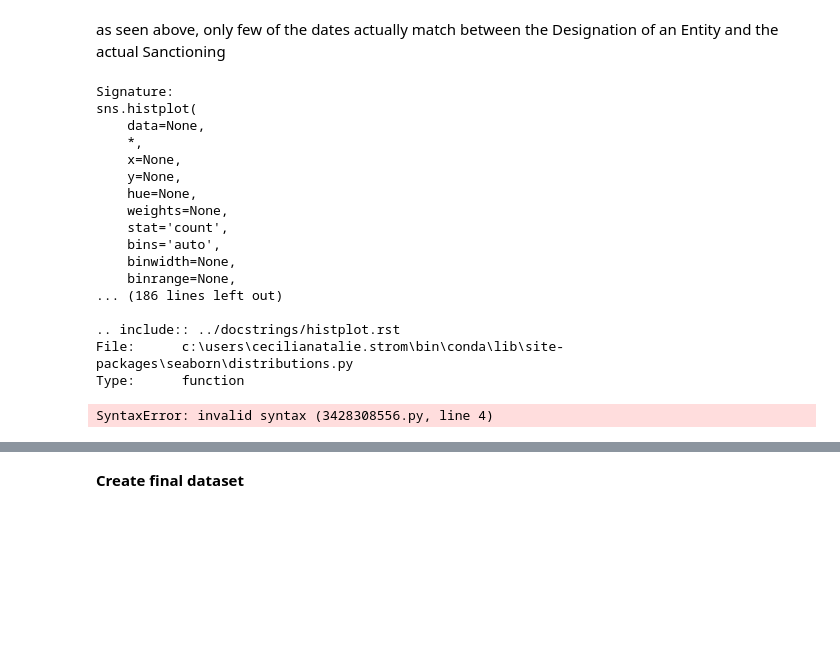
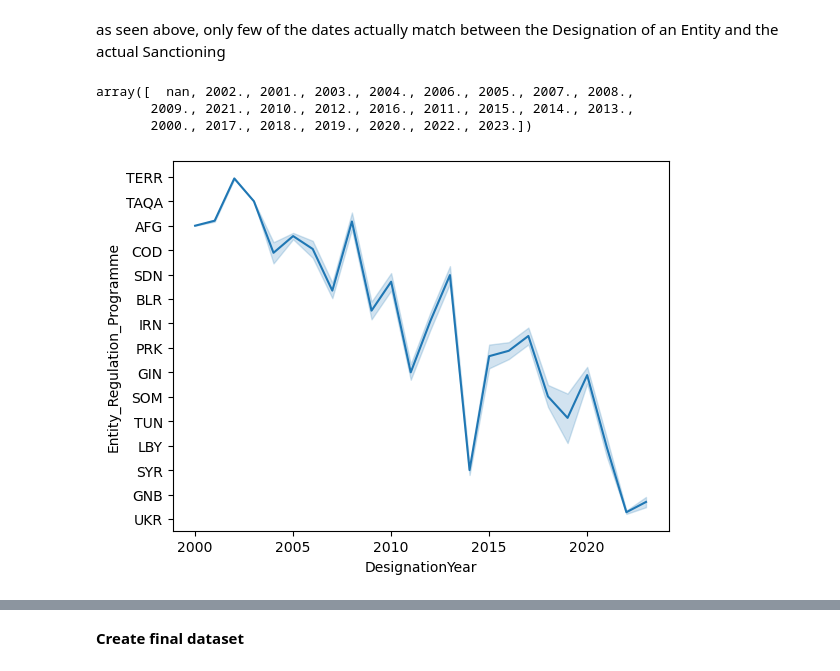
Before and after one commit to NatStrom/INSA, a Jupyter notebook: EU/EU_Sanctions.ipynb, the cells around one changed output, grey strips where cells are left out. Drawn from its saved outputs; the diff is of its cells as text; code cells hidden in the pictures; blank space fills up the shorter version.

```diff
--- a/EU/EU_Sanctions.ipynb
+++ b/EU/EU_Sanctions.ipynb
@@ -405,41 +405,25 @@ print(differences)
 [None, '2002-06-18', '2002-05-03', '2001-12-28', '2002-10-30', '2001-10-06', '2001-01-25', '2001-10-17', '2001-02-23', '2001-01-31', '2002-01-11', '2001-12-24', '2001-03-08', '2003-06-25', '2003-09-09 ...
 # %% [markdown]
 as seen above, only few of the dates actually match between the Designation of an Entity and the actual Sanctioning
-# %%
-#extract year and month information
-from datetime import datetime
-a = datetime.strptime('2011-07-01 09:26:11', '%Y-%m-%d %H:%M:%S')
-if a.month == datetime.now().month:
-    print 'This month'
-df["Entity_DesignationYear"] = df['Entity_DesignationDate'].groupby(df['Entity_DesignationDate'].dt.year).count().plot(kind="bar")
-# %%
-sns.histplot?
-# %% [output]
-Signature:
-sns.histplot(
-    data=None,
-    *,
-    x=None,
-    y=None,
-    hue=None,
-    weights=None,
-    stat='count',
-    bins='auto',
-    binwidth=None,
-    binrange=None,
-... (186 lines left out)
-
-.. include:: ../docstrings/histplot.rst
-File:      c:\users\cecilianatalie.strom\bin\conda\lib\site-packages\seaborn\distributions.py
-Type:      function
-# %%
-#plot the number of designations
-from matplotlib.pyplot import figure
-#plot1 = sns.lineplot(x='Entity_DesignationYear',y='Entity_Regulation_Programme',data=df,)
-plot2 = sns.histplot(df.Entity_DesignationYear)
-
-#distribution of entity types
-plot3=sns.histplot(df.Entity_Tyoe)
-#plot3 = sns.histplot()
-# %% [output]
-SyntaxError: invalid syntax (3428308556.py, line 4)
+# %%
+#extract year and month information
+import datetime
+from datetime import datetime as dt
+df['DesignationDate'] = pd.to_datetime(df.Entity_DesignationDate, format='%Y-%m-%d')
+df['DesignationMonth'] = df['DesignationDate'].dt.month
+df['DesignationYear'] = df['DesignationDate'].dt.year
+# %%
+#same for the Sanctuiioning date extract year and month information
+df['Regulation_EntryIntoForceDate'] = pd.to_datetime(df.Entity_Regulation_EntryIntoForceDate, format='%Y-%m-%d')
+df['Regulation_EntryIntoForceMonth'] = df['Regulation_EntryIntoForceDate'].dt.month
+df['Regulation_EntryIntoForceYear'] = df['Regulation_EntryIntoForceDate'].dt.year
+# %%
+df.DesignationYear.unique()
+# %% [output]
+array([  nan, 2002., 2001., 2003., 2004., 2006., 2005., 2007., 2008.,
+       2009., 2021., 2010., 2012., 2016., 2011., 2015., 2014., 2013.,
+       2000., 2017., 2018., 2019., 2020., 2022., 2023.])
+# %%
+plot1=sns.lineplot(data=df,y="Entity_Regulation_Programme",x="DesignationYear")
+# %% [output]
+[figure, added]
```
Also changed, not shown: parts of 3 cells of this notebook.
